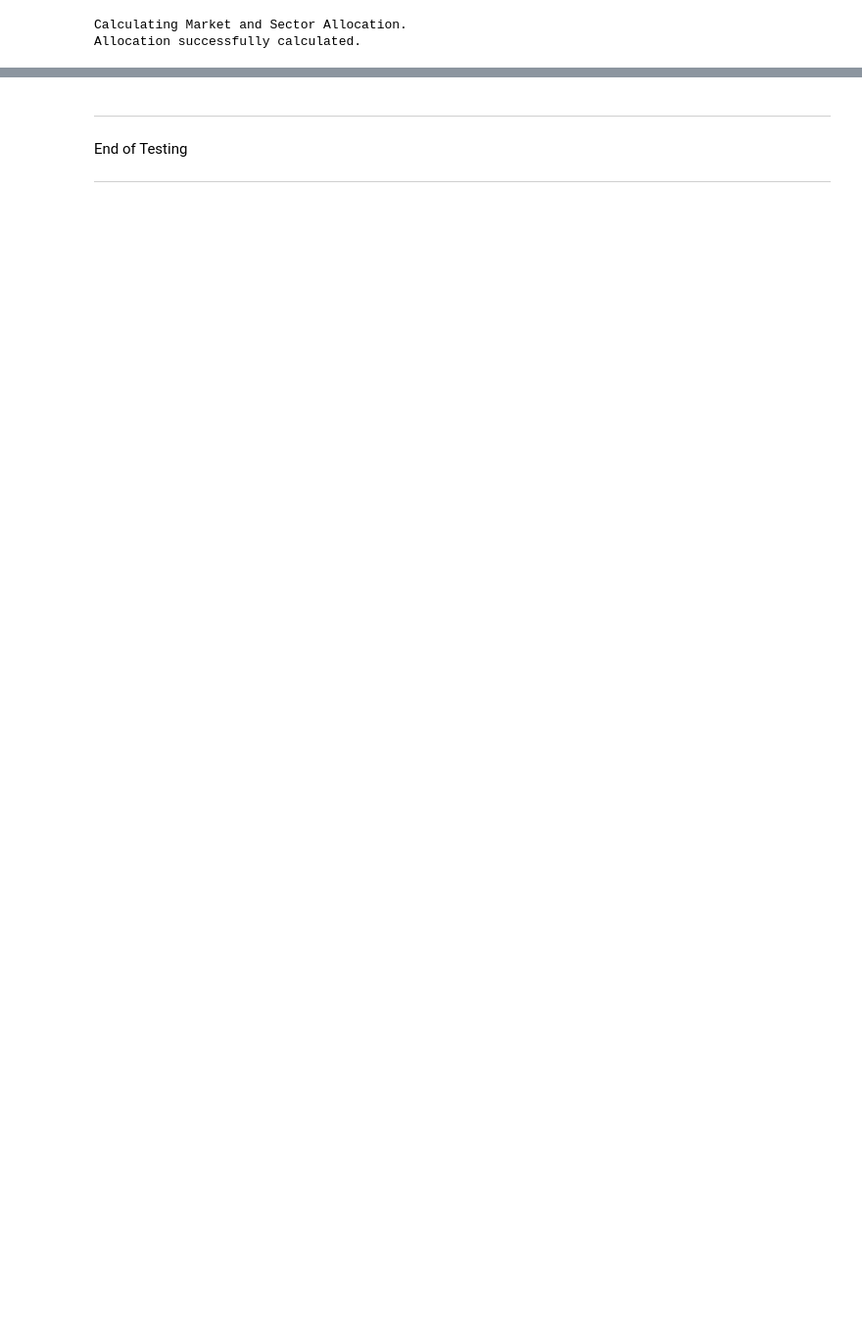
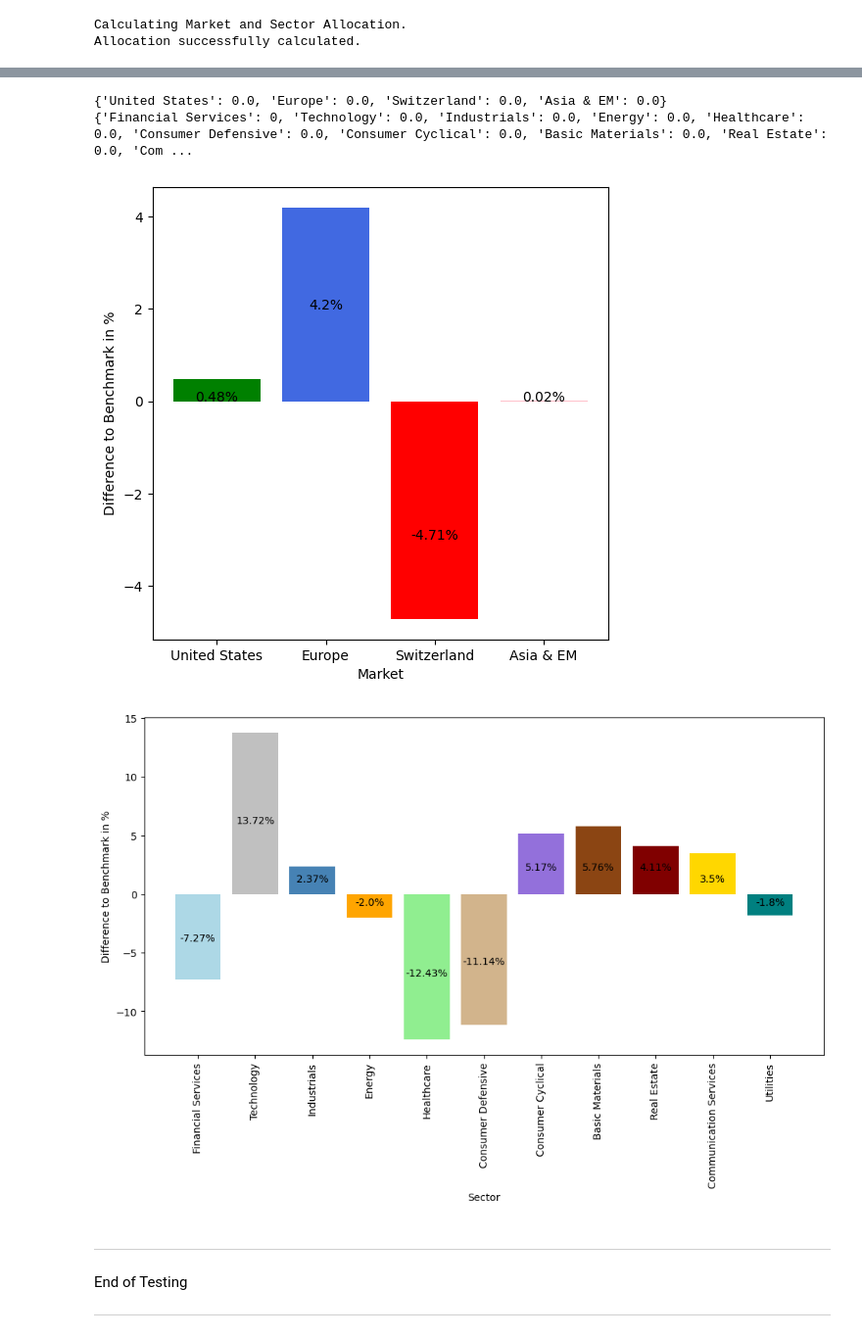
Before and after one commit to glaand/personal-investment-recommender, a Jupyter notebook: analysis/raffi_test.ipynb, the cells around one changed output, grey strips where cells are left out. Shown at 98% size. Drawn from its saved outputs; the diff is of its cells as text; code cells hidden in the pictures; blank space fills up the shorter version.

```diff
--- a/analysis/raffi_test.ipynb
+++ b/analysis/raffi_test.ipynb
@@ -412,3 +499,14 @@ investors[0].visualize_allocations()
+# %%
+print(empty_market_allocation)
+print(empty_sector_allocation)
+# %% [output]
+{'United States': 0.0, 'Europe': 0.0, 'Switzerland': 0.0, 'Asia & EM': 0.0}
+{'Financial Services': 0, 'Technology': 0.0, 'Industrials': 0.0, 'Energy': 0.0, 'Healthcare': 0.0, 'Consumer Defensive': 0.0, 'Consumer Cyclical': 0.0, 'Basic Materials': 0.0, 'Real Estate': 0.0, 'Com ...
+# %%
+investors[0].visualize_allocation_differences()
+# %% [output]
+[figure, added]
+[figure, added]
 # %% [markdown]
 __________
 End of Testing
```
Also changed, not shown: parts of 22 cells of this notebook, 3 other files.
